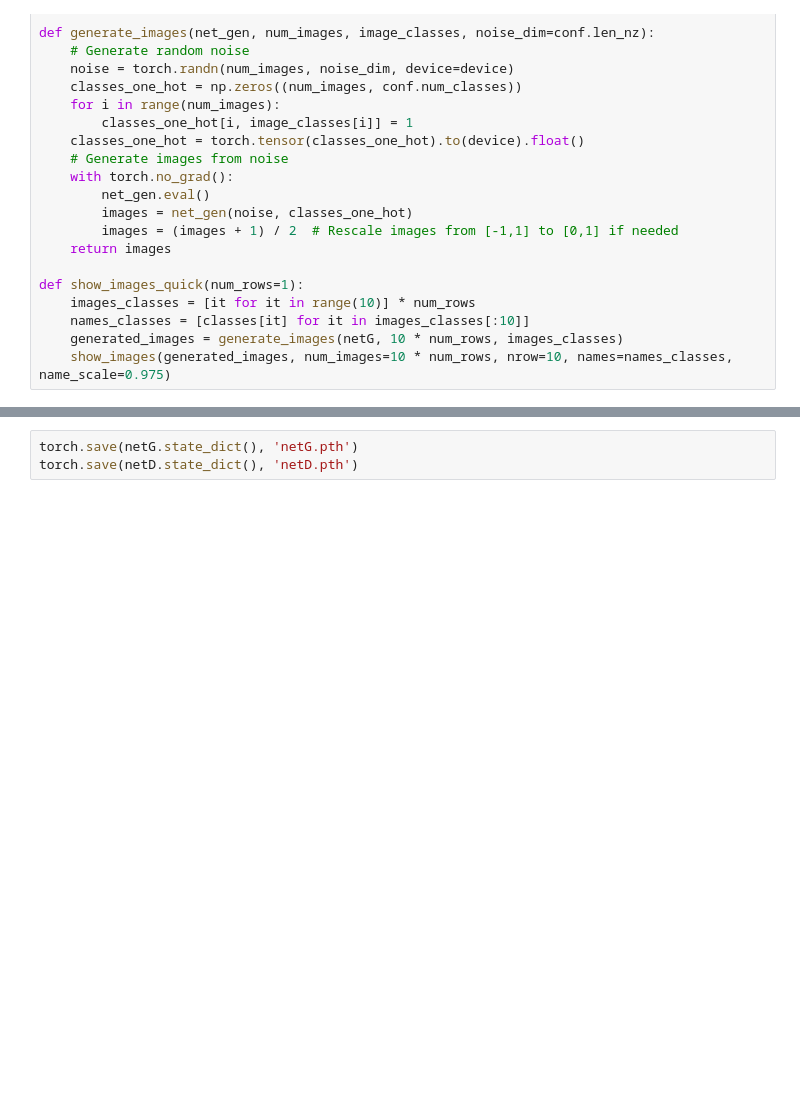
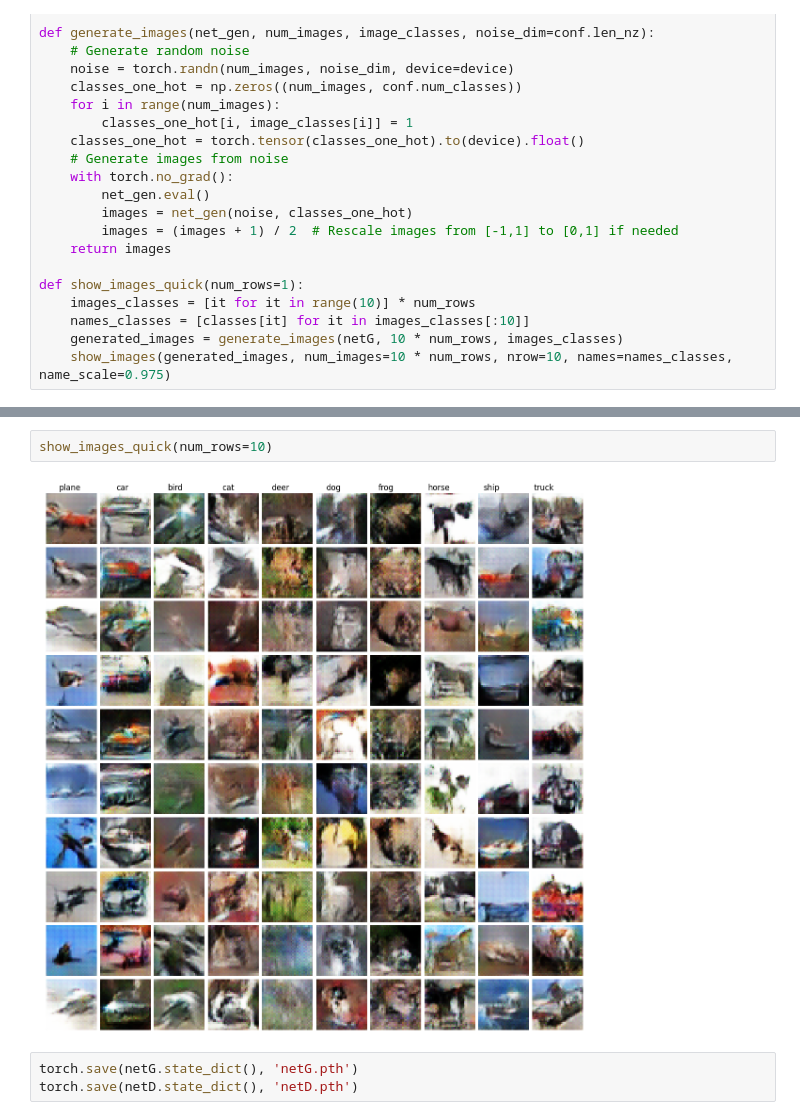
Before and after one commit to Gofeiyang/ECE661-Project, a Jupyter notebook: AC_GAN/GAN_paper_v3__sameas1_final_one_hot.ipynb, the cells around one changed output, grey strips where cells are left out. Saved outputs shown, nothing was run; the diff lists cells and outputs as text; blank space fills up the shorter version.

```diff
--- a/AC_GAN/GAN_paper_v3__sameas1_final_one_hot.ipynb
+++ b/AC_GAN/GAN_paper_v3__sameas1_final_one_hot.ipynb
@@ -435,3 +438,7 @@ show_images_quick(num_rows=2)
+# %%
+show_images_quick(num_rows=10)
+# %% [output]
+[figure, added]
 # %%
 torch.save(netG.state_dict(), 'netG.pth')
 torch.save(netD.state_dict(), 'netD.pth')
```
Also changed, not shown: parts of 14 cells of this notebook.
